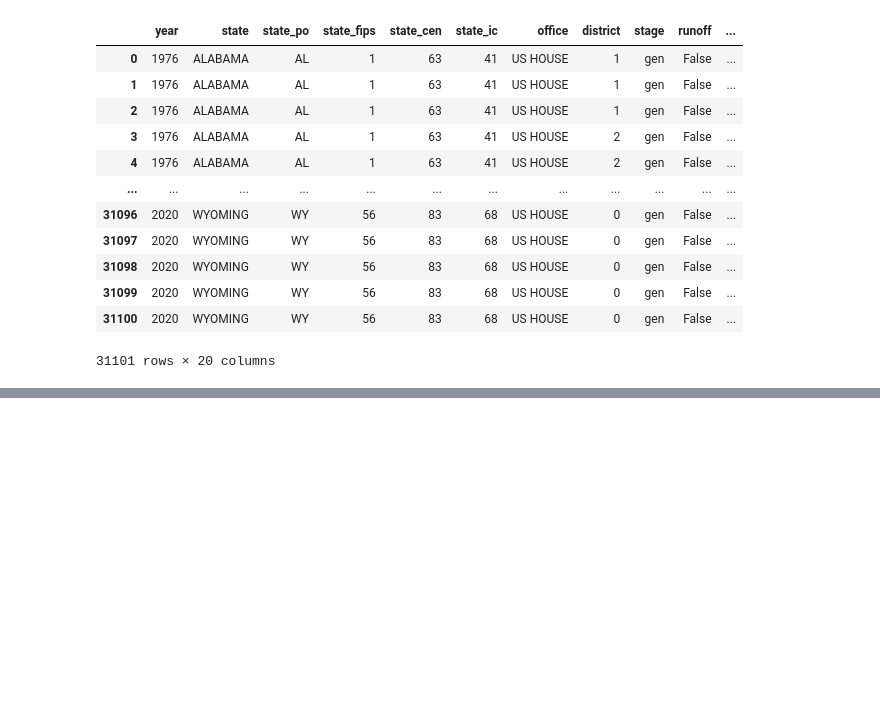
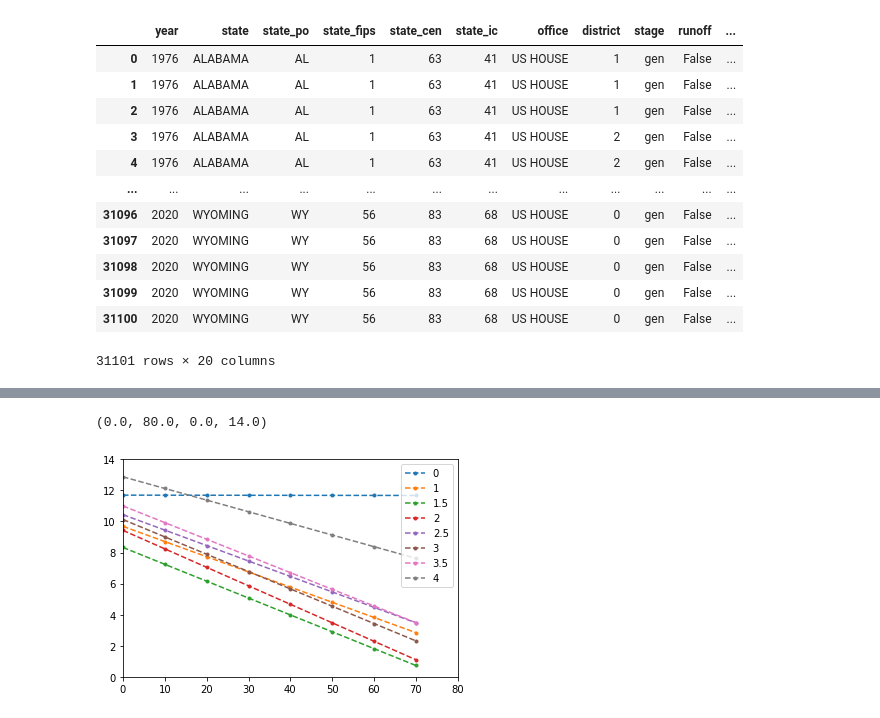
Before and after one commit to catmona/Districting-Plan-Website, a Jupyter notebook: Preprocessing.ipynb, the cells around one changed output, grey strips where cells are left out. Saved outputs shown, nothing was run; the diff lists cells and outputs as text; code cells hidden in the pictures; blank space fills up the shorter version.

```diff
--- a/Preprocessing.ipynb
+++ b/Preprocessing.ipynb
@@ -132,0 +208,17 @@ data
+# %%
+y5 =[12.64173228,8.822834646,7.562992126,6.303149606,5.724,5.122047244,4.767716535,4.728346457]
+
+z5 = np.polyfit(x, y5, 1)
+y5_hat = np.poly1d(z5)(x)
+# %%
+y6 =[12.32677165,8.901574803,6.657480315,5.476377953,4.684,4.098425197,3.862204724,3.744094488]
+z6 = np.polyfit(x, y6, 1)
+y6_hat = np.poly1d(z6)(x)
+# %%
+y7 =[13.27165354,9.885826772,7.602362205,6.263779528,5.724,5.279527559,4.92519685,5.003937008]
+z7 = np.polyfit(x, y7, 1)
+y7_hat = np.poly1d(z7)(x)
+# %%
+y8 =[15.47637795,11.77559055,10.04330709,9.059055118,8.924,8.704724409,8.940944882,9.098425197]
+z8 = np.polyfit(x, y8, 1)
+y8_hat = np.poly1d(z8)(x)
@@ -132,0 +228,14 @@ data
+# %%
+plt.plot(x,y1_hat, '.--',label ='0')
+plt.plot(x,y2_hat,'.--', label = '1')
+plt.plot(x,y3_hat,'.--', label = '1.5')
+plt.plot(x,y4_hat,'.--', label = '2')
+plt.plot(x,y5_hat,'.--', label = '2.5')
+plt.plot(x,y6_hat,'.--', label = '3')
+plt.plot(x,y7_hat,'.--', label = '3.5')
+plt.plot(x,y8_hat,'.--', label = '4')
+plt.legend()
+plt.axis((0,80,0,14))
+# %% [output]
+(0.0, 80.0, 0.0, 14.0)
+[figure, added]
```
Also changed, not shown: parts of 12 cells of this notebook, 1 other file.
